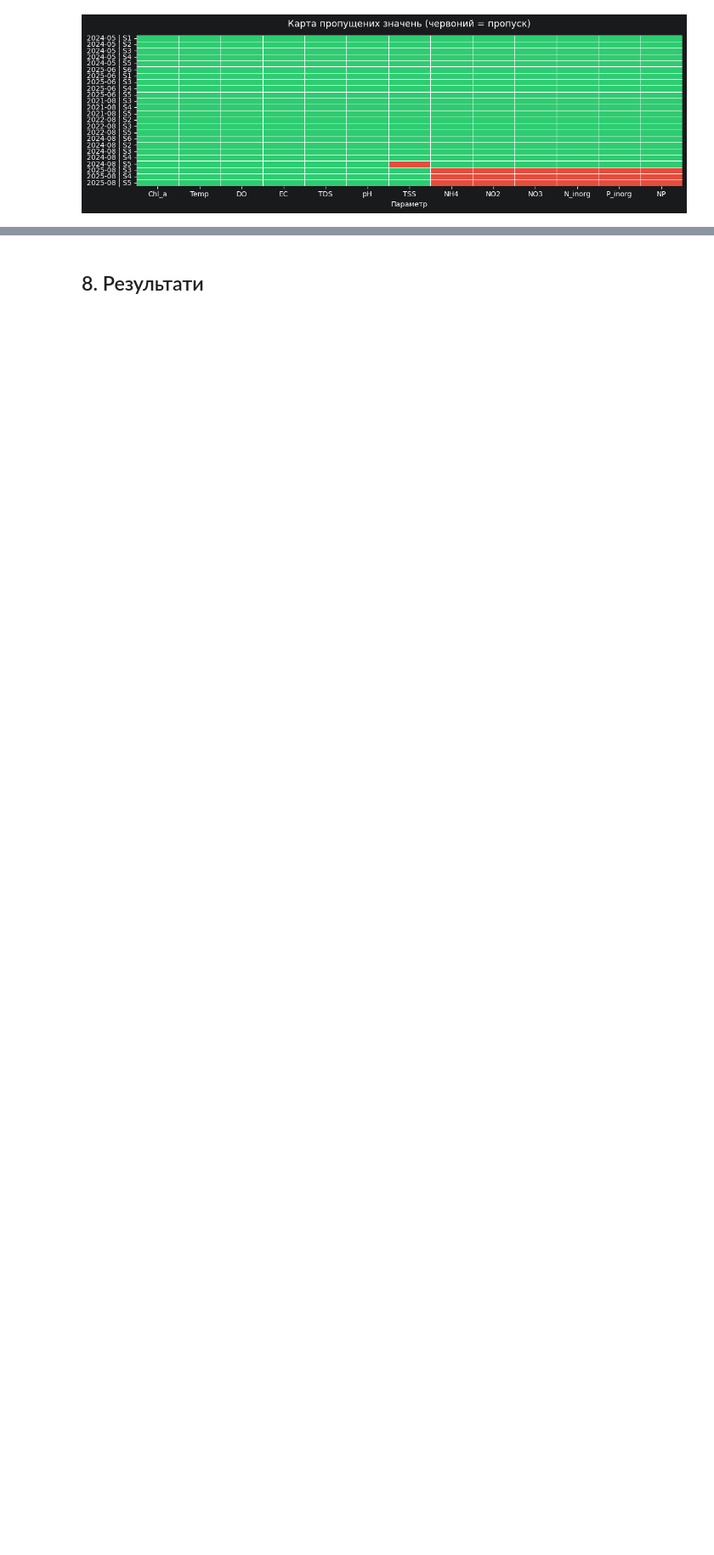
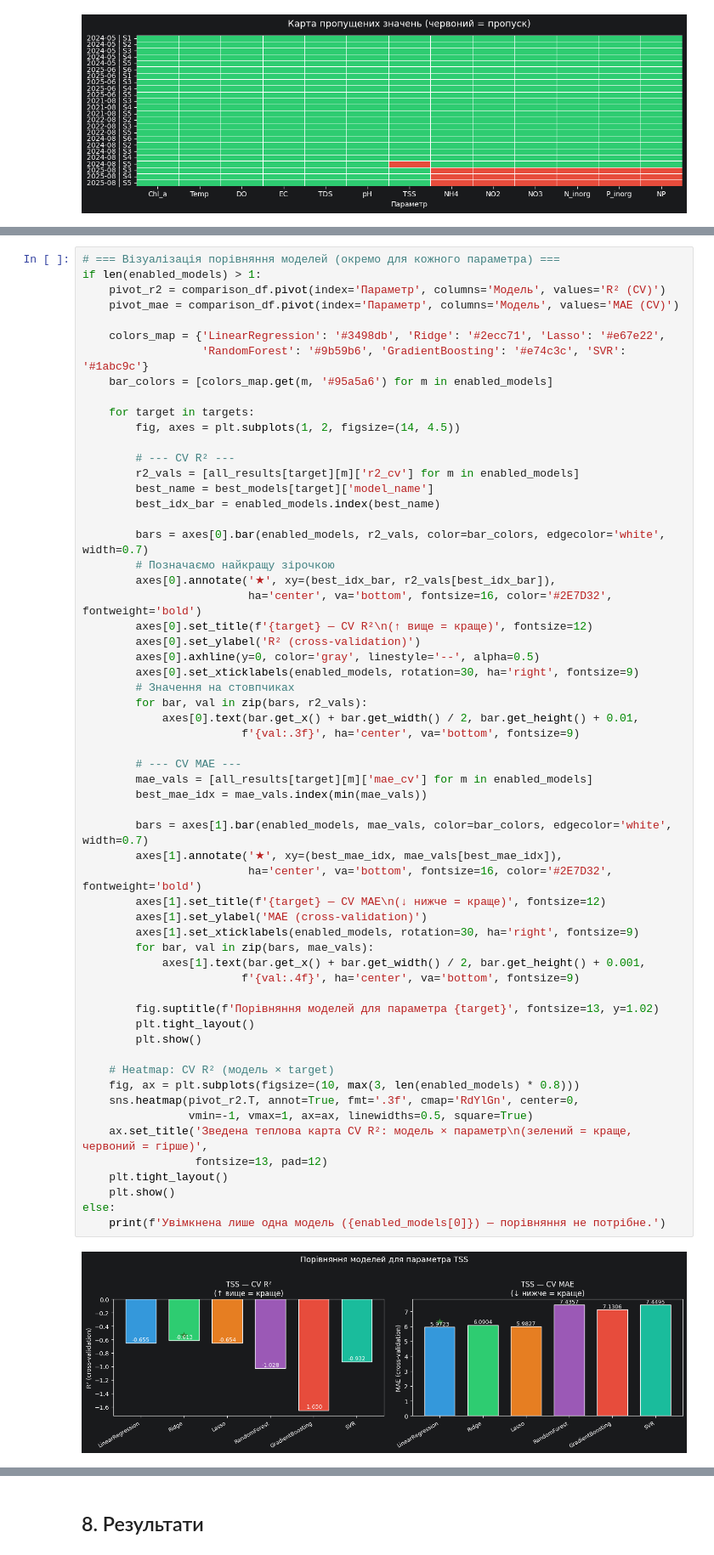
Before and after one commit to bohdan-holovin/data-analys-k, a Jupyter notebook: kanevske_analysis.ipynb, the cells around one changed output, grey strips where cells are left out. Shown at 85% size. Drawn from its saved outputs; the diff is of its cells as text; blank space fills up the shorter version.

```diff
--- a/kanevske_analysis.ipynb
+++ b/kanevske_analysis.ipynb
@@ -298,0 +917,61 @@ P_inorg = +0.1943 +0.0019 * Chl_a -0.0025 * Temp -0.0038 * TSS
+# %%
+# === Візуалізація порівняння моделей (окремо для кожного параметра) ===
+if len(enabled_models) > 1:
+    pivot_r2 = comparison_df.pivot(index='Параметр', columns='Модель', values='R² (CV)')
+    pivot_mae = comparison_df.pivot(index='Параметр', columns='Модель', values='MAE (CV)')
+
+    colors_map = {'LinearRegression': '#3498db', 'Ridge': '#2ecc71', 'Lasso': '#e67e22',
+                  'RandomForest': '#9b59b6', 'GradientBoosting': '#e74c3c', 'SVR': '#1abc9c'}
+    bar_colors = [colors_map.get(m, '#95a5a6') for m in enabled_models]
+
+    for target in targets:
+        fig, axes = plt.subplots(1, 2, figsize=(14, 4.5))
+
+        # --- CV R² ---
+        r2_vals = [all_results[target][m]['r2_cv'] for m in enabled_models]
+        best_name = best_models[target]['model_name']
+        best_idx_bar = enabled_models.index(best_name)
+
+        bars = axes[0].bar(enabled_models, r2_vals, color=bar_colors, edgecolor='white', width=0.7)
+        # Позначаємо найкращу зірочкою
+        axes[0].annotate('★', xy=(best_idx_bar, r2_vals[best_idx_bar]),
+                         ha='center', va='bottom', fontsize=16, color='#2E7D32', fontweight='bold')
+        axes[0].set_title(f'{target} — CV R²\n(↑ вище = краще)', fontsize=12)
+        axes[0].set_ylabel('R² (cross-validation)')
+        axes[0].axhline(y=0, color='gray', linestyle='--', alpha=0.5)
+        axes[0].set_xticklabels(enabled_models, rotation=30, ha='right', fontsize=9)
+        # Значення на стовпчиках
+        for bar, val in zip(bars, r2_vals):
+            axes[0].text(bar.get_x() + bar.get_width() / 2, bar.get_height() + 0.01,
+                        f'{val:.3f}', ha='center', va='bottom', fontsize=9)
+
+        # --- CV MAE ---
+        mae_vals = [all_results[target][m]['mae_cv'] for m in enabled_models]
+        best_mae_idx = mae_vals.index(min(mae_vals))
+
+        bars = axes[1].bar(enabled_models, mae_vals, color=bar_colors, edgecolor='white', width=0.7)
+        axes[1].annotate('★', xy=(best_mae_idx, mae_vals[best_mae_idx]),
+                         ha='center', va='bottom', fontsize=16, color='#2E7D32', fontweight='bold')
+        axes[1].set_title(f'{target} — CV MAE\n(↓ нижче = краще)', fontsize=12)
+        axes[1].set_ylabel('MAE (cross-validation)')
+        axes[1].set_xticklabels(enabled_models, rotation=30, ha='right', fontsize=9)
+        for bar, val in zip(bars, mae_vals):
+            axes[1].text(bar.get_x() + bar.get_width() / 2, bar.get_height() + 0.001,
+                        f'{val:.4f}', ha='center', va='bottom', fontsize=9)
+
+        fig.suptitle(f'Порівняння моделей для параметра {target}', fontsize=13, y=1.02)
+        plt.tight_layout()
+        plt.show()
+
+    # Heatmap: CV R² (модель × target)
+    fig, ax = plt.subplots(figsize=(10, max(3, len(enabled_models) * 0.8)))
+    sns.heatmap(pivot_r2.T, annot=True, fmt='.3f', cmap='RdYlGn', center=0,
+                vmin=-1, vmax=1, ax=ax, linewidths=0.5, square=True)
+    ax.set_title('Зведена теплова карта CV R²: модель × параметр\n(зелений = краще, червоний = гірше)',
+                 fontsize=13, pad=12)
+    plt.tight_layout()
+    plt.show()
+else:
+    print(f'Увімкнена лише одна модель ({enabled_models[0]}) — порівняння не потрібне.')
+# %% [output]
+[figure, added]
```
Also changed, not shown: parts of 37 cells of this notebook.
